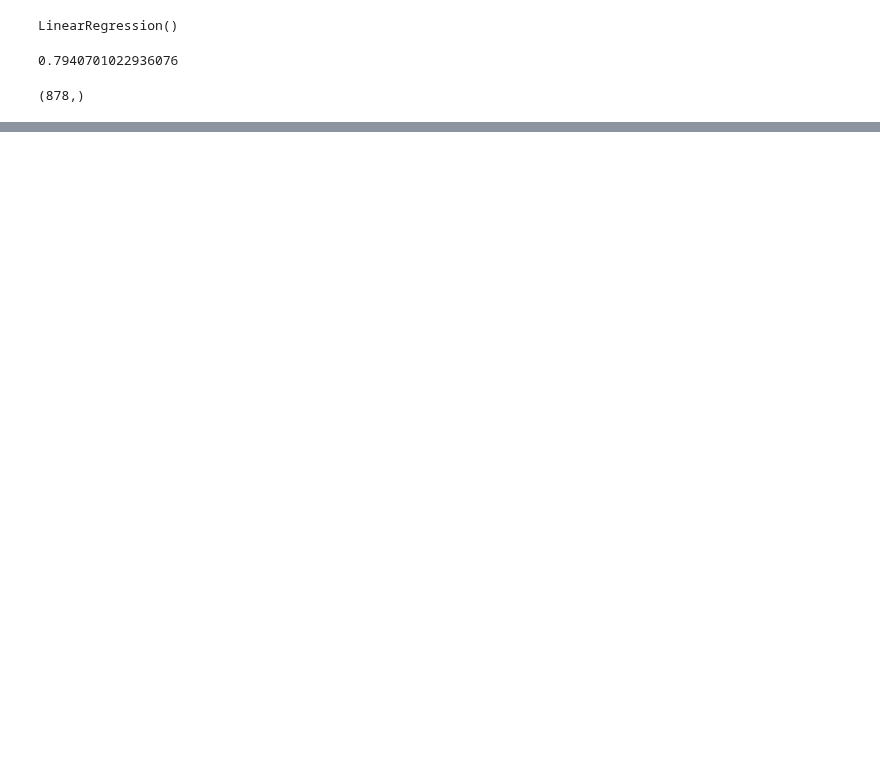
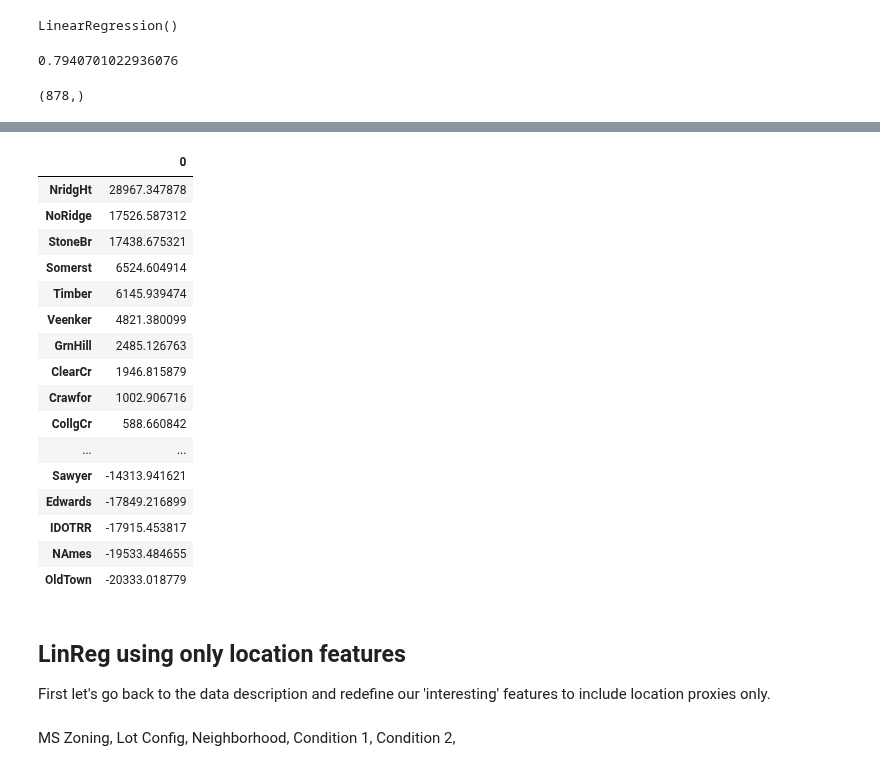
Before and after one commit to pezpet/general-assembly, a Jupyter notebook: labs/project-2-andres/code/01_EDA_and_Cleaning.ipynb, the cells around one changed output, grey strips where cells are left out. Drawn from its saved outputs; the diff is of its cells as text; code cells hidden in the pictures; blank space fills up the shorter version.

```diff
--- a/labs/project-2-andres/code/01_EDA_and_Cleaning.ipynb
+++ b/labs/project-2-andres/code/01_EDA_and_Cleaning.ipynb
@@ -192,0 +354,8 @@ test[['Id', 'SalePrice']].to_csv('../data/submission_linreg_scaled.csv', index=F
+# %%
+X_test['GrnHill'] = 0
+X_test['Landmrk'] = 0
+# %%
+# A little help here from https://stackoverflow.com/questions/11067027/re-ordering-columns-in-pandas-dataframe-based-on-column-name
+# Keeps dummies in same place as X
+X_test = X_test.reindex(sorted(X_test.columns), axis=1)
+X = X.reindex(sorted(X.columns), axis=1)
@@ -192,0 +386,10 @@ test[['Id', 'SalePrice']].to_csv('../data/submission_linreg_scaled.csv', index=F
+# %%
+ss = StandardScaler()
+
+X_scaled = ss.fit_transform(X)
+X_test_scaled = ss.transform(X_test)
+# %%
+linreg = LinearRegression()
+
+linreg.fit(X_scaled, y)
+preds_scaled = linreg.predict(X_test_scaled)
@@ -192,0 +410,26 @@ test[['Id', 'SalePrice']].to_csv('../data/submission_linreg_scaled.csv', index=F
+# %%
+pd.DataFrame(linreg.coef_, X_test.columns).sort_values(0, ascending=False)
+# %% [output]
+|  | 0 |
+| NridgHt | 28967.347878 |
+| NoRidge | 17526.587312 |
+| StoneBr | 17438.675321 |
+| Somerst | 6524.604914 |
+| Timber | 6145.939474 |
+| Veenker | 4821.380099 |
+| GrnHill | 2485.126763 |
+| ClearCr | 1946.815879 |
+| Crawfor | 1002.906716 |
+| CollgCr | 588.660842 |
+| ... | ... |
+| Sawyer | -14313.941621 |
+| Edwards | -17849.216899 |
+| IDOTRR | -17915.453817 |
+| NAmes | -19533.484655 |
+| OldTown | -20333.018779 |
+# %% [markdown]
+## LinReg using only location features
+
+First let's go back to the data description and redefine our 'interesting' features to include location proxies only.
+# %% [markdown]
+MS Zoning, Lot Config, Neighborhood, Condition 1, Condition 2,
```
Also changed, not shown: parts of 50 cells of this notebook, 1 other file.
